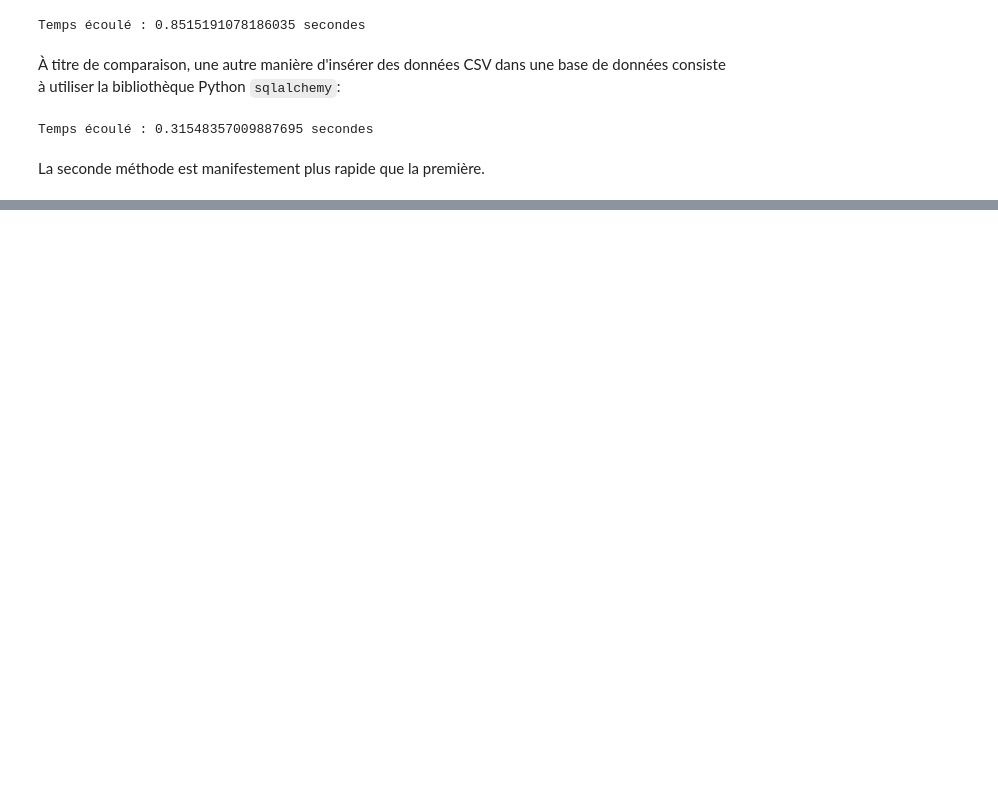
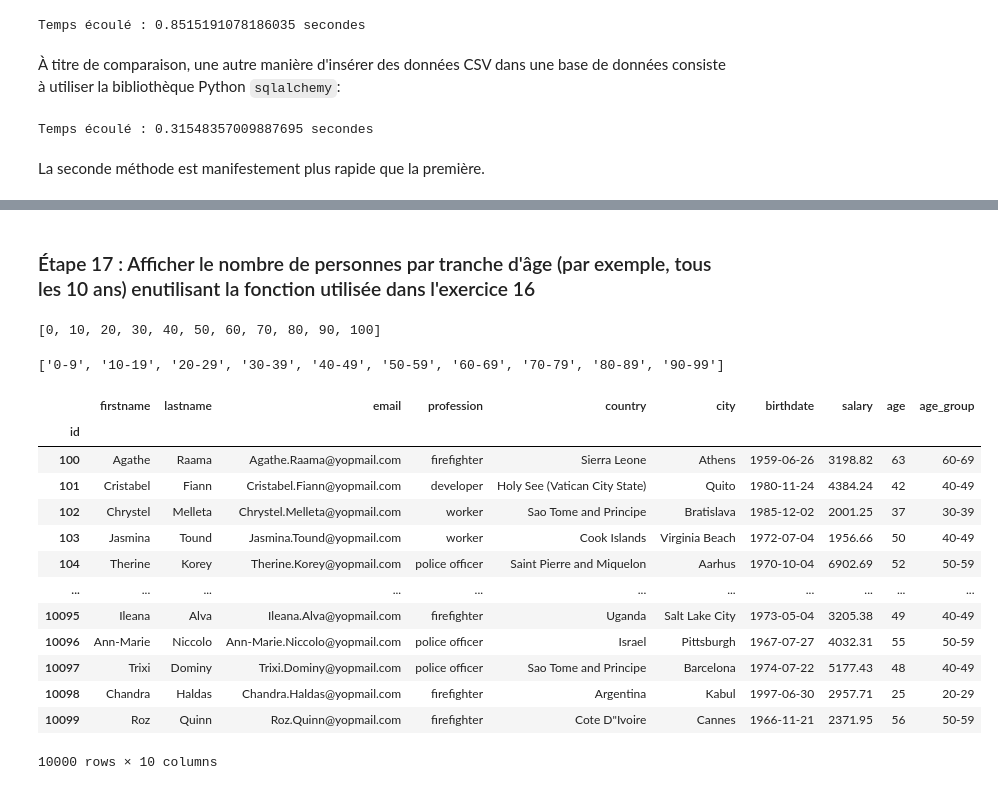
Before and after one commit to kirisakow/formation-data-engineer-m2i, a Jupyter notebook: Exercice_pandas.ipynb, the cells around one changed output, grey strips where cells are left out. Cells and saved outputs as stored; diff of their text form; code cells hidden in the pictures; blank space fills up the shorter version.

```diff
--- a/Exercice_pandas.ipynb
+++ b/Exercice_pandas.ipynb
@@ -219,0 +384,3 @@ La seconde méthode est manifestement plus rapide que la première.
+# %%
+df['birthdate'] = pd.to_datetime(df['birthdate'], format="%m-%d-%Y")
+df.head()
@@ -219,0 +563,31 @@ La seconde méthode est manifestement plus rapide que la première.
+# %% [markdown]
+### Étape  17 : Afficher le nombre de personnes par tranche d'âge (par exemple, tous les 10 ans) enutilisant la fonction utilisée dans l'exercice 16
+# %%
+step = 10
+age_bins = list(range(0, 100 + step, step))
+age_bins
+# %% [output]
+[0, 10, 20, 30, 40, 50, 60, 70, 80, 90, 100]
+# %%
+age_labels = [f'{i - step}-{i - 1}' for i in range(0 + step, 100 + step, step)]
+print(age_labels)
+# %% [output]
+['0-9', '10-19', '20-29', '30-39', '40-49', '50-59', '60-69', '70-79', '80-89', '90-99']
+# %%
+df['age_group'] = pd.cut(df['age'], bins=age_bins, labels=age_labels, include_lowest=True)
+df
+# %% [output]
+|  | firstname | lastname | email | profession | country | city | birthdate | salary | age | age_group |
+| id |  |  |  |  |  |  |  |  |  |  |
+| 100 | Agathe | Raama | Agathe.Raama@yopmail.com | firefighter | Sierra Leone | Athens | 1959-06-26 | 3198.82 | 63 | 60-69 |
+| 101 | Cristabel | Fiann | Cristabel.Fiann@yopmail.com | developer | Holy See (Vatican City State) | Quito | 1980-11-24 | 4384.24 | 42 | 40-49 |
+| 102 | Chrystel | Melleta | Chrystel.Melleta@yopmail.com | worker | Sao Tome and Principe | Bratislava | 1985-12-02 | 2001.25 | 37 | 30-39 |
+| 103 | Jasmina | Tound | Jasmina.Tound@yopmail.com | worker | Cook Islands | Virginia Beach | 1972-07-04 | 1956.66 | 50 | 40-49 |
+| 104 | Therine | Korey | Therine.Korey@yopmail.com | police officer | Saint Pierre and Miquelon | Aarhus | 1970-10-04 | 6902.69 | 52 | 50-59 |
+| ... | ... | ... | ... | ... | ... | ... | ... | ... | ... | ... |
+| 10095 | Ileana | Alva | Ileana.Alva@yopmail.com | firefighter | Uganda | Salt Lake City | 1973-05-04 | 3205.38 | 49 | 40-49 |
+| 10096 | Ann-Marie | Niccolo | Ann-Marie.Niccolo@yopmail.com | police officer | Israel | Pittsburgh | 1967-07-27 | 4032.31 | 55 | 50-59 |
+| 10097 | Trixi | Dominy | Trixi.Dominy@yopmail.com | police officer | Sao Tome and Principe | Barcelona | 1974-07-22 | 5177.43 | 48 | 40-49 |
+| 10098 | Chandra | Haldas | Chandra.Haldas@yopmail.com | firefighter | Argentina | Kabul | 1997-06-30 | 2957.71 | 25 | 20-29 |
+| 10099 | Roz | Quinn | Roz.Quinn@yopmail.com | firefighter | Cote D"Ivoire | Cannes | 1966-11-21 | 2371.95 | 56 | 50-59 |
+10000 rows × 10 columns
```
Also changed, not shown: parts of 50 cells of this notebook, 1 other file.
